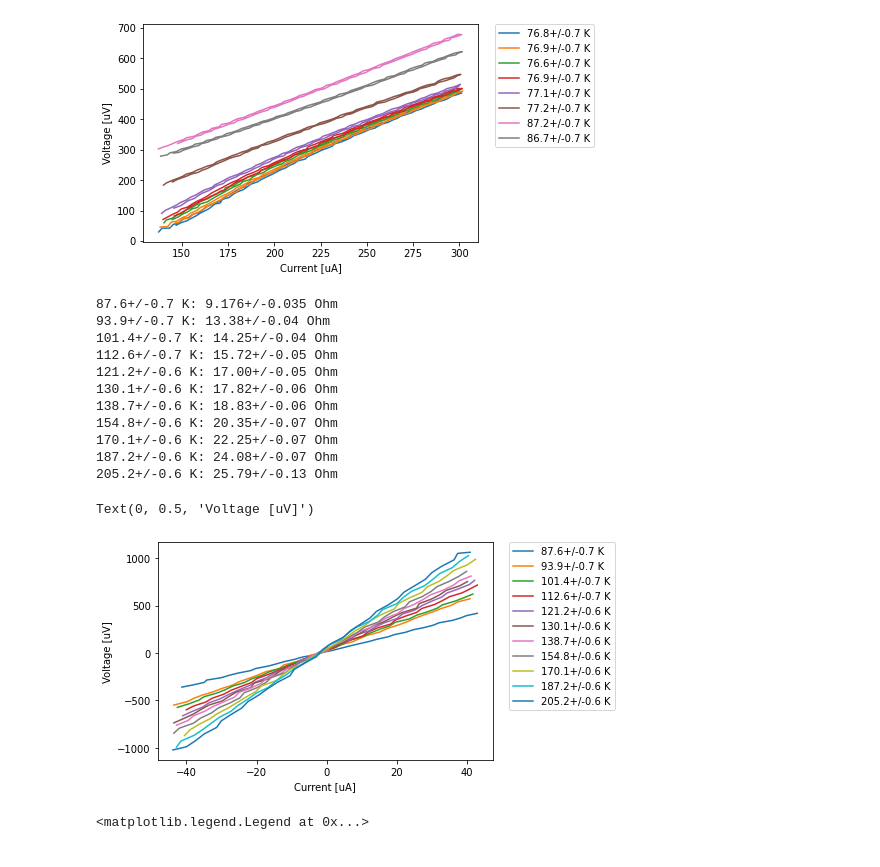
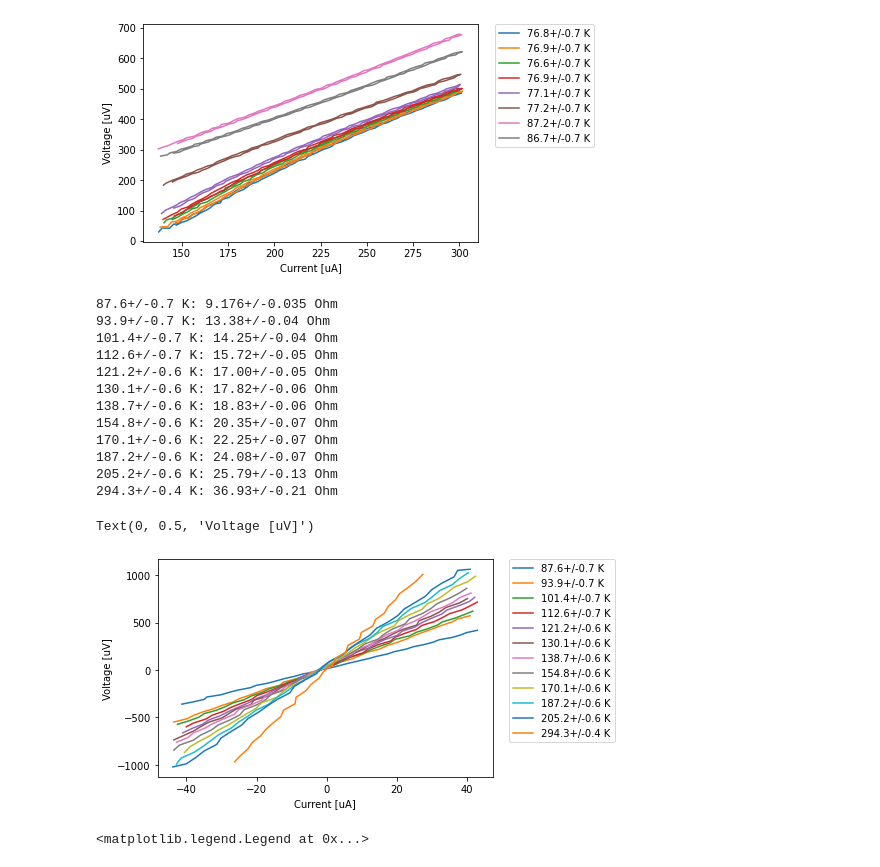
Before and after one commit to emhl/FP1, a Jupyter notebook: SQUID.ipynb, the cells around one changed output. Drawn from its saved outputs; the diff is of its cells as text; code cells hidden in the pictures.

```diff
--- a/SQUID.ipynb
+++ b/SQUID.ipynb
@@ -73,0 +76,21 @@ plt.plot(liquid_nitrogen['0_x'], liquid_nitrogen['0_y'], label='liquid nitrogen'
+# %%
+x,y = liquid_nitrogen['0_x'], liquid_nitrogen['0_y']
+plt.plot(x, y ,label='data')
+
+mi,ma = 145, 165
+plt.plot(x[mi:ma], y[mi:ma] ,label='top data')
+c, cov = curve_fit(lambda x, a, b: a*x + b, x[mi:ma], y[mi:ma])
+x0= -c[1]/c[0]
+
+plt.plot(x, c[0]*x + c[1], label='top fit')
+
+mi,ma = 390, 410
+plt.plot(x[mi:ma], y[mi:ma] ,label='bottom data')
+c, cov = curve_fit(lambda x, a, b: a*x + b, x[mi:ma], y[mi:ma])
+plt.plot(x, c[0]*x + c[1], label='bottom fit')
+print(x0 + c[1]/c[0])
+plt.xlim(-200, 200)
+plt.ylim(-300, 300)
+plt.plot(x, np.zeros(len(x)),c='k', label='zero line')
+
+plt.legend()
@@ -133,7 +161,7 @@ Text(0, 0.5, 'Temperature [K]')
 # %% [markdown]
 ### analysis
 # %%
-plots = 19
+plots = 20
 
 # part 1
 for i in range(8):
@@ -146,6 +174,8 @@ for i in range(8):
 for i in range(3):
     plt.plot(t3[f'{i}_x'], t3[f'{i}_y'], label=f'{temps[i+16]} K', c= mapcolors(plots)[i+16])
 
+plt.plot(room_temp['0_x'], room_temp['0_y'], label=f'{calibr_temp[0] } K', c= mapcolors(plots)[-1])
+
 plt.legend(bbox_to_anchor=(1.05, 1), loc='upper left', borderaxespad=0., ncol=2)
 
 plt.xlabel('Current [uA]')
@@ -158,7 +188,7 @@ def linfit(x, a, b):
     return a*x + b
 
 # create empty unumpy arrays
-resistances = unp.uarray(np.zeros(19), np.zeros(19))
+resistances = unp.uarray(np.zeros(20), np.zeros(20))
 # %%
 #part 1
 a,b = 10,130
@@ -198,34 +228,44 @@ for i in range(8):
     plt.plot(x, y, label=f'{temps[i+8]} K')
     c, cov = curve_fit(linfit, x, y)
     resistance = un.ufloat(c[0], np.sqrt(cov[0,0]))
     resistances[i+8] = resistance
     print(f'{temps[i+8]} K: {resistance} Ohm')
 
 for i in range(3):
     x,y = t3[f'{i}_x'][a:b] , t3[f'{i}_y'][a:b]
     plt.plot(x, y, label=f'{temps[i+16]} K')
     c, cov = curve_fit(linfit, x, y)
     resistance = un.ufloat(c[0], np.sqrt(cov[0,0]))
     resistances[i+16] = resistance
     print(f'{temps[i+16]} K: {resistance} Ohm')
 
+a,b = 448,478
+x,y = room_temp['0_x'][a:b] , room_temp['0_y'][a:b]
+plt.plot(x, y, label=f'{temps[-1]} K')
+c, cov = curve_fit(linfit, x, y)
+resistance = un.ufloat(c[0], np.sqrt(cov[0,0]))
+resistances[-1] = resistance
+print(f'{calibr_temp[0]} K: {resistance} Ohm')
+
+
 plt.legend(bbox_to_anchor=(1.05, 1), loc='upper left', borderaxespad=0.)
 plt.xlabel('Current [uA]')
 plt.ylabel('Voltage [uV]')
 # %% [output]
 87.6+/-0.7 K: 9.176+/-0.035 Ohm
 93.9+/-0.7 K: 13.38+/-0.04 Ohm
 101.4+/-0.7 K: 14.25+/-0.04 Ohm
 112.6+/-0.7 K: 15.72+/-0.05 Ohm
 121.2+/-0.6 K: 17.00+/-0.05 Ohm
 130.1+/-0.6 K: 17.82+/-0.06 Ohm
 138.7+/-0.6 K: 18.83+/-0.06 Ohm
 154.8+/-0.6 K: 20.35+/-0.07 Ohm
 170.1+/-0.6 K: 22.25+/-0.07 Ohm
 187.2+/-0.6 K: 24.08+/-0.07 Ohm
 205.2+/-0.6 K: 25.79+/-0.13 Ohm
+294.3+/-0.4 K: 36.93+/-0.21 Ohm
 Text(0, 0.5, 'Voltage [uV]')
-[figure, old version]
+[figure, new version]
 # %%
 # part 2 + 3 second data interval
 a,b = 398,432
```
Also changed, not shown: parts of 6 cells of this notebook.
